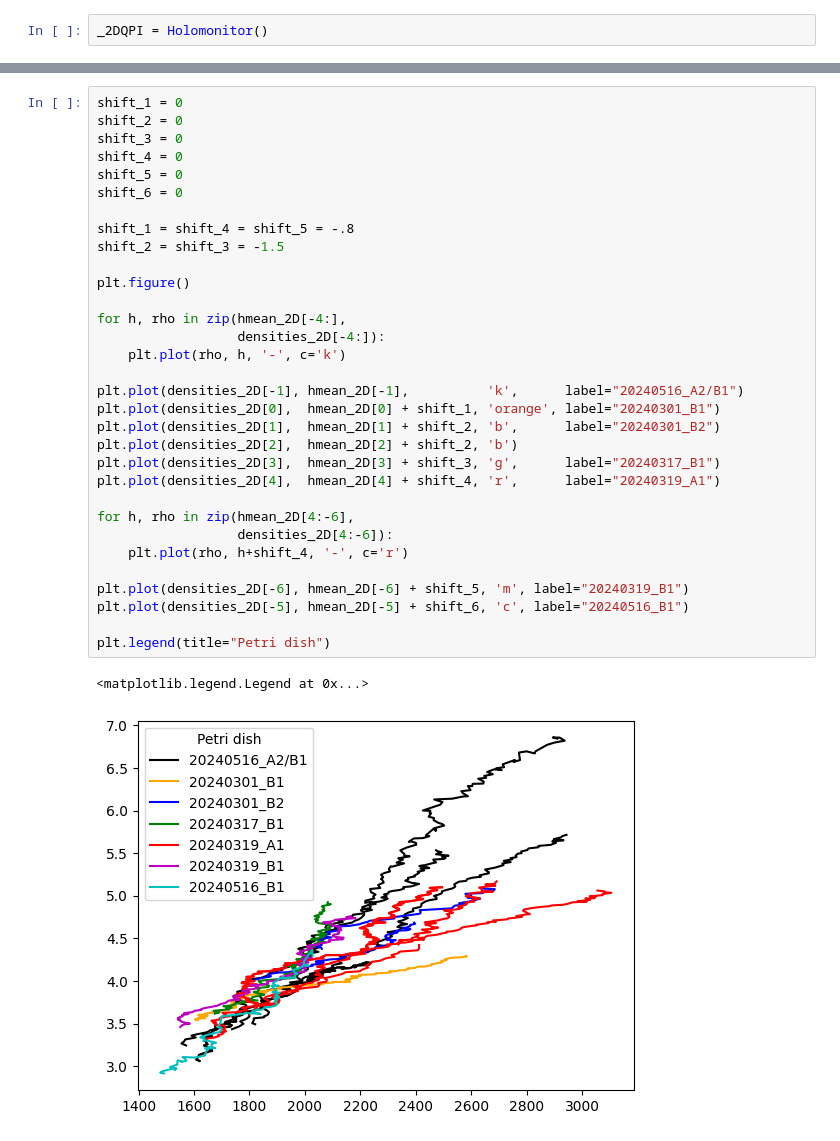
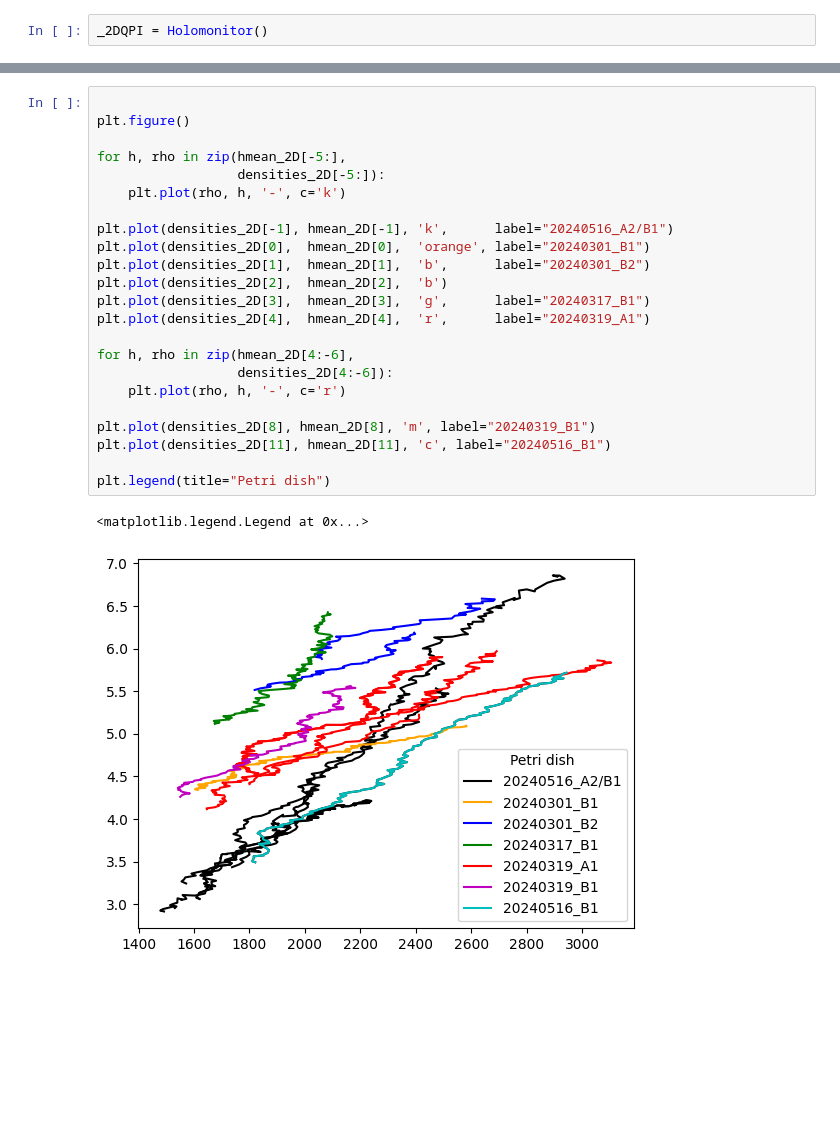
Before and after one commit to siljabl/MDCK-QPI, a Jupyter notebook: scripts/preprocessing/correct_heights_without_reference.ipynb, the cells around one changed output, grey strips where cells are left out. Saved outputs shown, nothing was run; the diff lists cells and outputs as text; blank space fills up the shorter version.

```diff
--- a/scripts/preprocessing/correct_heights_without_reference.ipynb
+++ b/scripts/preprocessing/correct_heights_without_reference.ipynb
@@ -66,37 +82,28 @@ State loaded from ../../../../hdd_data/silja/Monolayers/cell_features/raw/MDCK_2
 State loaded from ../../../../hdd_data/silja/Monolayers/cell_features/raw/MDCK_20240516_B1-13_cells.p.
 State loaded from ../../../../hdd_data/silja/Monolayers/cell_features/raw/MDCK_20240516_B1-22_cells.p.
 # %%
-shift_1 = 0
-shift_2 = 0
-shift_3 = 0
-shift_4 = 0
-shift_5 = 0
-shift_6 = 0
-
-shift_1 = shift_4 = shift_5 = -.8
-shift_2 = shift_3 = -1.5
 
 plt.figure()
 
-for h, rho in zip(hmean_2D[-4:],
-                  densities_2D[-4:]):
+for h, rho in zip(hmean_2D[-5:],
+                  densities_2D[-5:]):
     plt.plot(rho, h, '-', c='k')
 
-plt.plot(densities_2D[-1], hmean_2D[-1],          'k',      label="20240516_A2/B1")
-plt.plot(densities_2D[0],  hmean_2D[0] + shift_1, 'orange', label="20240301_B1")
-plt.plot(densities_2D[1],  hmean_2D[1] + shift_2, 'b',      label="20240301_B2")
-plt.plot(densities_2D[2],  hmean_2D[2] + shift_2, 'b')
-plt.plot(densities_2D[3],  hmean_2D[3] + shift_3, 'g',      label="20240317_B1")
-plt.plot(densities_2D[4],  hmean_2D[4] + shift_4, 'r',      label="20240319_A1")
+plt.plot(densities_2D[-1], hmean_2D[-1], 'k',      label="20240516_A2/B1")
+plt.plot(densities_2D[0],  hmean_2D[0],  'orange', label="20240301_B1")
+plt.plot(densities_2D[1],  hmean_2D[1],  'b',      label="20240301_B2")
+plt.plot(densities_2D[2],  hmean_2D[2],  'b')
+plt.plot(densities_2D[3],  hmean_2D[3],  'g',      label="20240317_B1")
+plt.plot(densities_2D[4],  hmean_2D[4],  'r',      label="20240319_A1")
 
 for h, rho in zip(hmean_2D[4:-6],
                   densities_2D[4:-6]):
-    plt.plot(rho, h+shift_4, '-', c='r')
+    plt.plot(rho, h, '-', c='r')
 
-plt.plot(densities_2D[-6], hmean_2D[-6] + shift_5, 'm', label="20240319_B1")
-plt.plot(densities_2D[-5], hmean_2D[-5] + shift_6, 'c', label="20240516_B1")
+plt.plot(densities_2D[8], hmean_2D[8], 'm', label="20240319_B1")
+plt.plot(densities_2D[11], hmean_2D[11], 'c', label="20240516_B1")
 
 plt.legend(title="Petri dish")
 # %% [output]
 <matplotlib.legend.Legend at 0x...>
-[figure, old version]
+[figure, new version]
```
Also changed, not shown: parts of 8 cells of this notebook, 45 other files.
